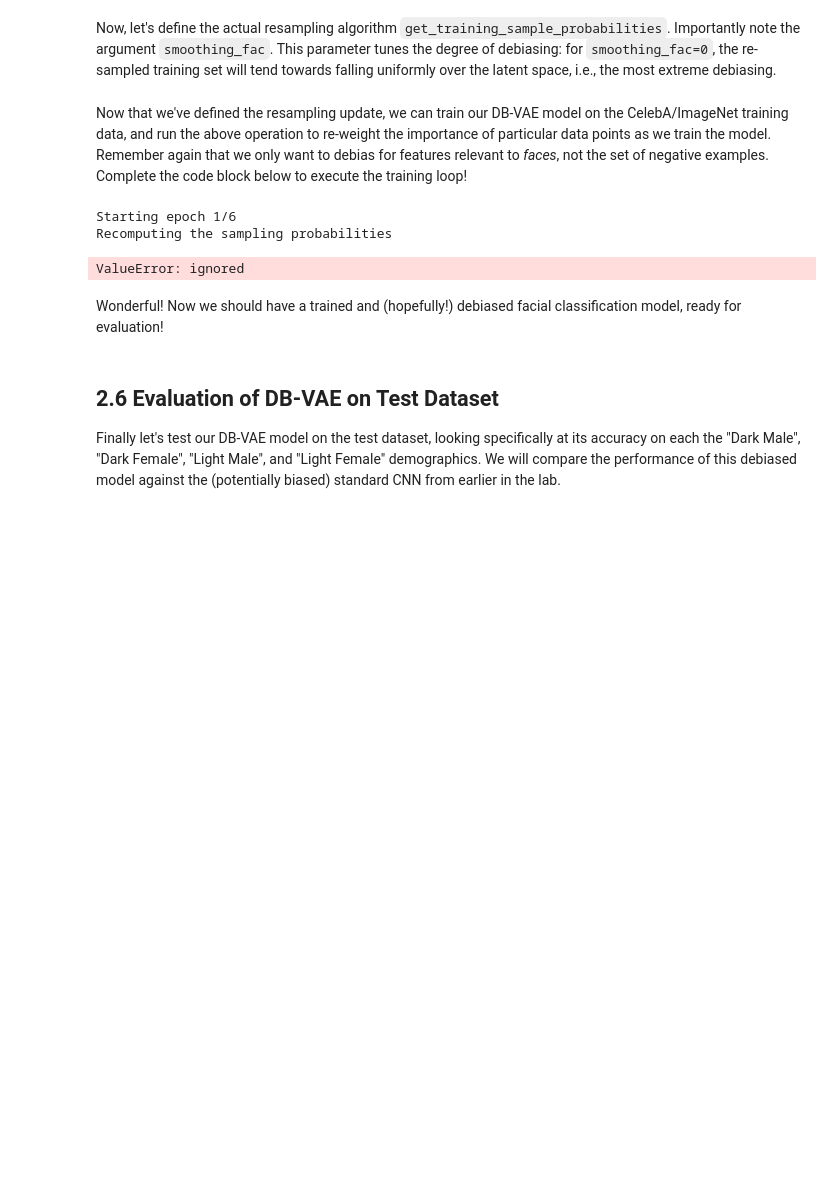
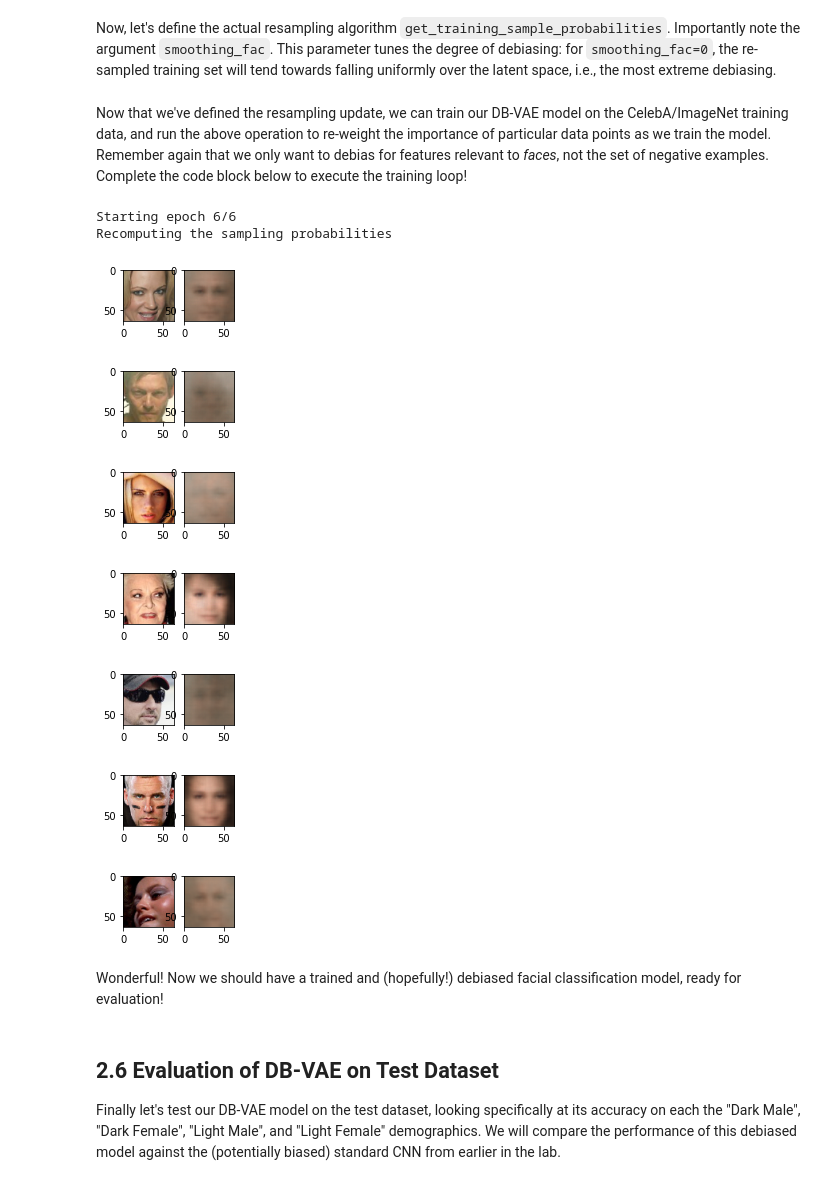
Before and after one commit to hassan11196/introtodeeplearning, a Jupyter notebook: lab2/Part2_Debiasing.ipynb, the cells around one changed output. Cells and saved outputs as stored; diff of their text form; code cells hidden in the pictures; blank space fills up the shorter version.

```diff
--- a/lab2/Part2_Debiasing.ipynb
+++ b/lab2/Part2_Debiasing.ipynb
@@ -318,7 +318,7 @@ Now we're ready to define our VAE loss function:
 def vae_loss_function(x, x_recon, mu, logsigma, kl_weight=0.0005):
   # TODO: Define the latent loss. Note this is given in the equation for L_{KL}
   # in the text block directly above
-  latent_loss = 0.5  * sum(e**logsigma + mu**2 - 1 - logsigma)
+  latent_loss = 0.5  * tf.reduce_sum(tf.exp(logsigma) + tf.square(mu) - 1.0 - logsigma)
 
   # TODO: 0e
   # difference between the input and reconstruction. Hint: you'll need to
@@ -326,12 +326,11 @@ def vae_loss_function(x, x_recon, mu, logsigma, kl_weight=0.0005):
   # dimensions to reduce over. For example, reconstruction loss needs to average
   # over the height, width, and channel image dimensions.
   # https://www.tensorflow.org/api_docs/python/tf/math/reduce_mean
-  x_diff = x - x_recon
-  reconstruction_loss = tf.abs( x_diff - tf.reduce_mean(x_diff))
+  reconstruction_loss = tf.reduce_mean(tf.abs(x-x_recon), axis=(1,2,3))
 
   # TODO: Define the VAE loss. Note this is given in the equation for L_{VAE}
   # in the text block directly above
-  vae_loss =  latent_loss + kl_weight*latent_loss
+  vae_loss =  reconstruction_loss + kl_weight*latent_loss
 
   return vae_loss
 # %% [markdown]
@@ -362,7 +361,7 @@ def sampling(z_mean, z_logsigma):
 
   # TODO: Define the reparameterization computation!
   # Note the equation is given in the text block immediately above.
-  z = z_mean + (e**(0.5 * z_logsigma))*epsilon
+  z = z_mean + (tf.exp(0.5 * z_logsigma))*epsilon
   return z
 # %% [markdown]
 ## 2.5 Debiasing variational autoencoder (DB-VAE)
@@ -420,7 +419,7 @@ def debiasing_loss_function(x, x_pred, y, y_logit, mu, logsigma):
 
   # TODO: define the classification loss using sigmoid_cross_entropy
   # https://www.tensorflow.org/api_docs/python/tf/nn/sigmoid_cross_entropy_with_logits
-  classification_loss = tf.nn.sigmoid_cross_entropy_with_logits(y, y_logit)
+  classification_loss = tf.nn.sigmoid_cross_entropy_with_logits(labels=y, logits=y_logit)
 
   # Use the training data labels to create variable face_indicator:
   #   indicator that reflects which training data are images of faces
@@ -428,7 +427,10 @@ def debiasing_loss_function(x, x_pred, y, y_logit, mu, logsigma):
 
   # TODO: define the DB-VAE total loss! Use tf.reduce_mean to average over all
   # samples
-  total_loss = (y*vae_loss) + classification_loss
+  total_loss = tf.reduce_mean(
+      classification_loss +
+      face_indicator * vae_loss
+  )
 
   return total_loss, classification_loss
 # %% [markdown]
@@ -590,11 +592,12 @@ def get_training_sample_probabilities(images, dbvae, bins=10, smoothing_fac=0.00
         p = 1.0/(hist_smoothed_density[bin_idx-1])
 
         # TODO: normalize all probabilities
-        p = [mu * prob for prob in p]
+        p /= np.sum(p)
 
         # TODO: update sampling probabilities by considering whether the newly
         #     computed p is greater than the existing sampling probabilities.
-        training_sample_p = [p1 if p1 > p2 else p2 for p1,p2 in zip(training_sample_p, p)]
+
+        training_sample_p = np.maximum(p, training_sample_p)
 
     # final normalization
     training_sample_p /= np.sum(training_sample_p)
@@ -637,36 +640,42 @@ def debiasing_train_step(x, y):
   # apply gradients to variables
   optimizer.apply_gradients(zip(grads, dbvae.trainable_variables))
   return loss
 
 # get training faces from data loader
 all_faces = loader.get_all_train_faces()
 
 if hasattr(tqdm, '_instances'): tqdm._instances.clear() # clear if it exists
 
 # The training loop -- outer loop iterates over the number of epochs
 for i in range(num_epochs):
 
   IPython.display.clear_output(wait=True)
   print("Starting epoch {}/{}".format(i+1, num_epochs))
 
   # Recompute data sampling proabilities
   '''TODO: recompute the sampling probabilities for debiasing'''
-  p_faces = get_training_sample_probabilities(images, dbvae) # TODO
+  p_faces = get_training_sample_probabilities(all_faces, dbvae) # TODO
 
   # get a batch of training data and compute the training step
   for j in tqdm(range(loader.get_train_size() // batch_size)):
     # load a batch of data
     (x, y) = loader.get_batch(batch_size, p_pos=p_faces)
     # loss optimization
     loss = debiasing_train_step(x, y)
 
     # plot the progress every 200 steps
     if j % 500 == 0:
       mdl.util.plot_sample(x, y, dbvae)
 # %% [output]
-Starting epoch 1/6
+Starting epoch 6/6
 Recomputing the sampling probabilities
-ValueError: ignored
+[figure, added]
+[figure, added]
+[figure, added]
+[figure, added]
+[figure, added]
+[figure, added]
+[figure, added]
 # %% [markdown]
 Wonderful! Now we should have a trained and (hopefully!) debiased facial classification model, ready for evaluation!
 # %% [markdown]
```
Also changed, not shown: parts of 7 cells of this notebook.
